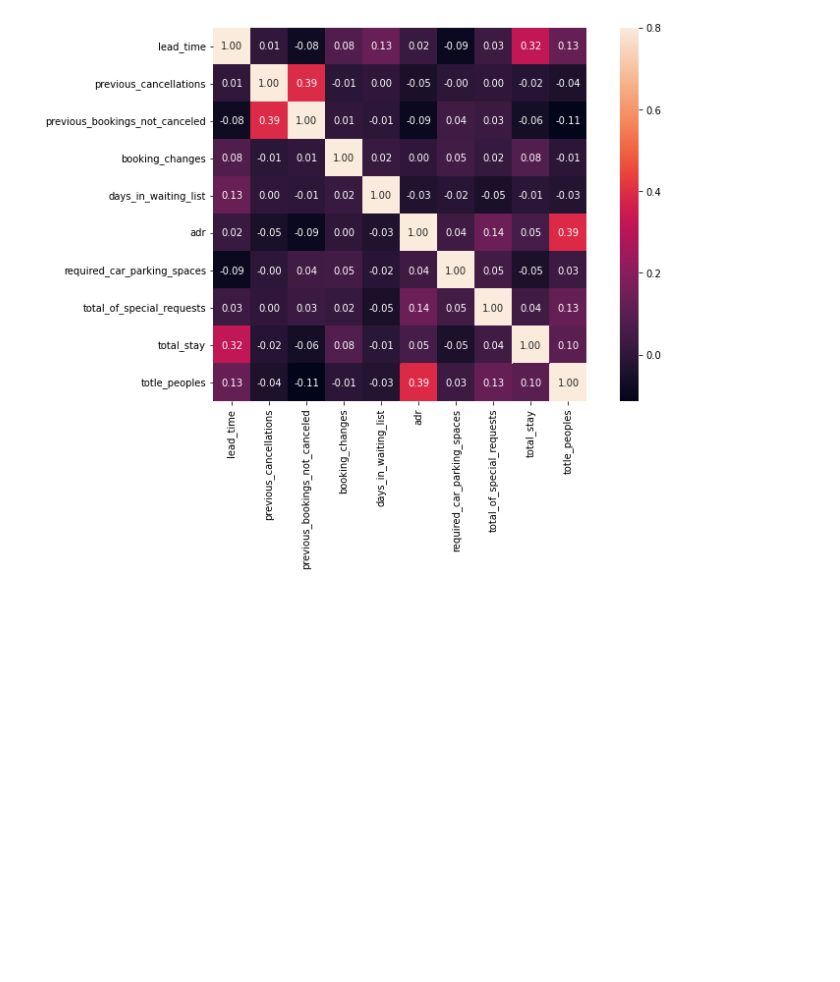
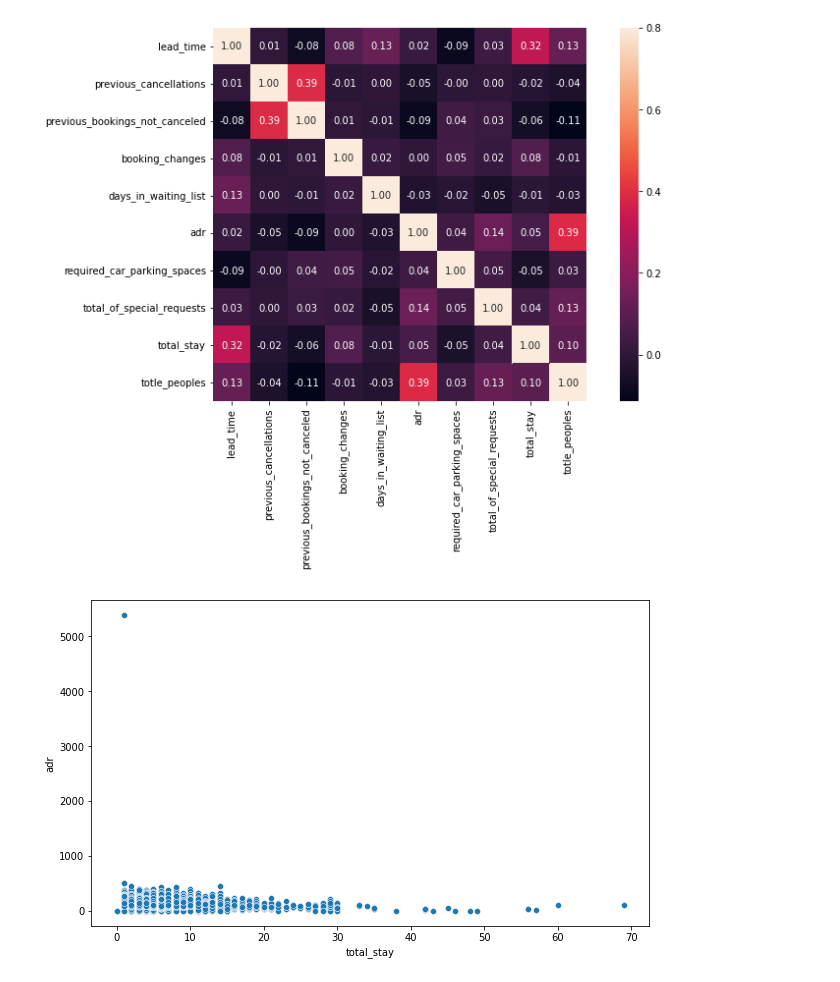
Before and after one commit to ashokkondhalkar/CAPSTONE-1-Hotel-Booking-Analysis-EDA, a Jupyter notebook: Individual_notebook.ipynb, the cells around one changed output. Cells and saved outputs as stored; diff of their text form; code cells hidden in the pictures; blank space fills up the shorter version.

```diff
--- a/Individual_notebook.ipynb
+++ b/Individual_notebook.ipynb
@@ -249,8 +403,10 @@ sns.heatmap(cor_matrix,annot = True,fmt='.2f', annot_kws={'size': 10},  vmax=.8,
 #Here adr is corelated with totle_peoples.if no peoples increases then revenue must be increses.so adr(average daily rate) will be more
 # %%
-plt.figure(figsize = (12,6))
+plt.figure(figsize = (10,6))
 sns.scatterplot(y = 'adr', x = 'total_stay', data = hotel1)
 plt.show()
+# %% [output]
+[figure, added]
 # %%
 #here we are just apply condition for better scatterplot
 hotel1.drop(hotel1[hotel1['adr']>2000].index,inplace=True)
```
Also changed, not shown: parts of 48 cells of this notebook.
